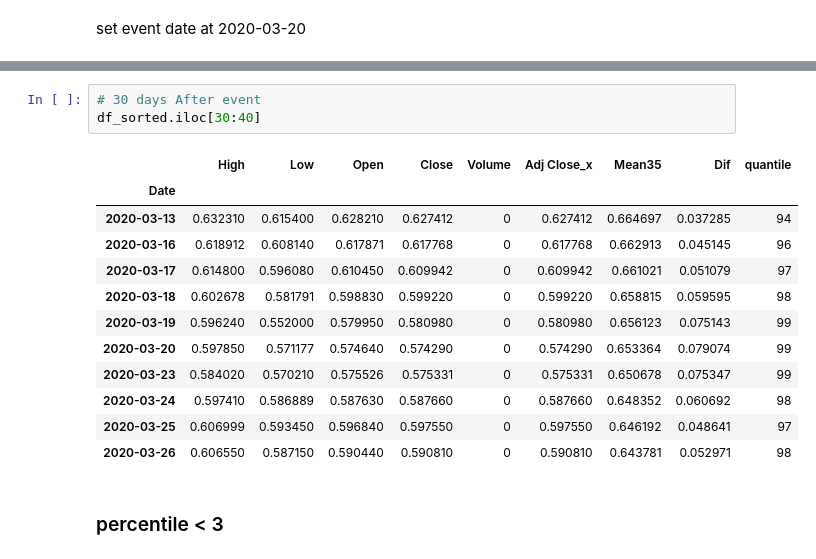
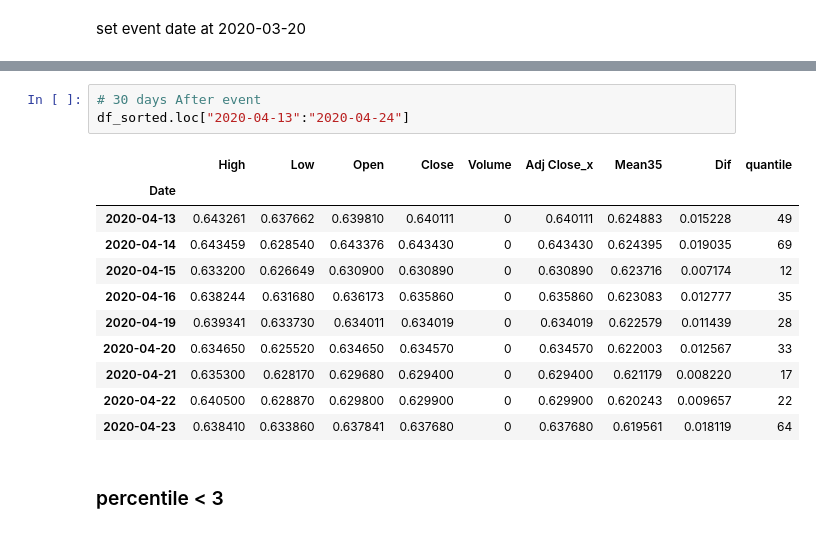
Before and after one commit to tutalae/practice-for-analysing-and-predict-the-price-of-crypto-currency, a Jupyter notebook: Price_Check.ipynb, the cells around one changed output, grey strips where cells are left out. Cells and saved outputs as stored; diff of their text form.

```diff
--- a/Price_Check.ipynb
+++ b/Price_Check.ipynb
@@ -250,19 +267,18 @@ df_sorted.loc["2020-04-2":"2020-04-13"]
 # %%
 # 30 days After event
-df_sorted.iloc[30:40]
+df_sorted.loc["2020-04-13":"2020-04-24"]
 # %% [output]
 |  | High | Low | Open | Close | Volume | Adj Close_x | Mean35 | Dif | quantile |
 | Date |  |  |  |  |  |  |  |  |  |
-| 2020-03-13 | 0.632310 | 0.615400 | 0.628210 | 0.627412 | 0 | 0.627412 | 0.664697 | 0.037285 | 94 |
-| 2020-03-16 | 0.618912 | 0.608140 | 0.617871 | 0.617768 | 0 | 0.617768 | 0.662913 | 0.045145 | 96 |
-| 2020-03-17 | 0.614800 | 0.596080 | 0.610450 | 0.609942 | 0 | 0.609942 | 0.661021 | 0.051079 | 97 |
-| 2020-03-18 | 0.602678 | 0.581791 | 0.598830 | 0.599220 | 0 | 0.599220 | 0.658815 | 0.059595 | 98 |
-| 2020-03-19 | 0.596240 | 0.552000 | 0.579950 | 0.580980 | 0 | 0.580980 | 0.656123 | 0.075143 | 99 |
-| 2020-03-20 | 0.597850 | 0.571177 | 0.574640 | 0.574290 | 0 | 0.574290 | 0.653364 | 0.079074 | 99 |
-| 2020-03-23 | 0.584020 | 0.570210 | 0.575526 | 0.575331 | 0 | 0.575331 | 0.650678 | 0.075347 | 99 |
-| 2020-03-24 | 0.597410 | 0.586889 | 0.587630 | 0.587660 | 0 | 0.587660 | 0.648352 | 0.060692 | 98 |
-| 2020-03-25 | 0.606999 | 0.593450 | 0.596840 | 0.597550 | 0 | 0.597550 | 0.646192 | 0.048641 | 97 |
-| 2020-03-26 | 0.606550 | 0.587150 | 0.590440 | 0.590810 | 0 | 0.590810 | 0.643781 | 0.052971 | 98 |
+| 2020-04-13 | 0.643261 | 0.637662 | 0.639810 | 0.640111 | 0 | 0.640111 | 0.624883 | 0.015228 | 49 |
+| 2020-04-14 | 0.643459 | 0.628540 | 0.643376 | 0.643430 | 0 | 0.643430 | 0.624395 | 0.019035 | 69 |
+| 2020-04-15 | 0.633200 | 0.626649 | 0.630900 | 0.630890 | 0 | 0.630890 | 0.623716 | 0.007174 | 12 |
+| 2020-04-16 | 0.638244 | 0.631680 | 0.636173 | 0.635860 | 0 | 0.635860 | 0.623083 | 0.012777 | 35 |
+| 2020-04-19 | 0.639341 | 0.633730 | 0.634011 | 0.634019 | 0 | 0.634019 | 0.622579 | 0.011439 | 28 |
+| 2020-04-20 | 0.634650 | 0.625520 | 0.634650 | 0.634570 | 0 | 0.634570 | 0.622003 | 0.012567 | 33 |
+| 2020-04-21 | 0.635300 | 0.628170 | 0.629680 | 0.629400 | 0 | 0.629400 | 0.621179 | 0.008220 | 17 |
+| 2020-04-22 | 0.640500 | 0.628870 | 0.629800 | 0.629900 | 0 | 0.629900 | 0.620243 | 0.009657 | 22 |
+| 2020-04-23 | 0.638410 | 0.633860 | 0.637841 | 0.637680 | 0 | 0.637680 | 0.619561 | 0.018119 | 64 |
 # %% [markdown]
 ### percentile < 3
 # %%
```
Also changed, not shown: parts of 8 cells of this notebook.
